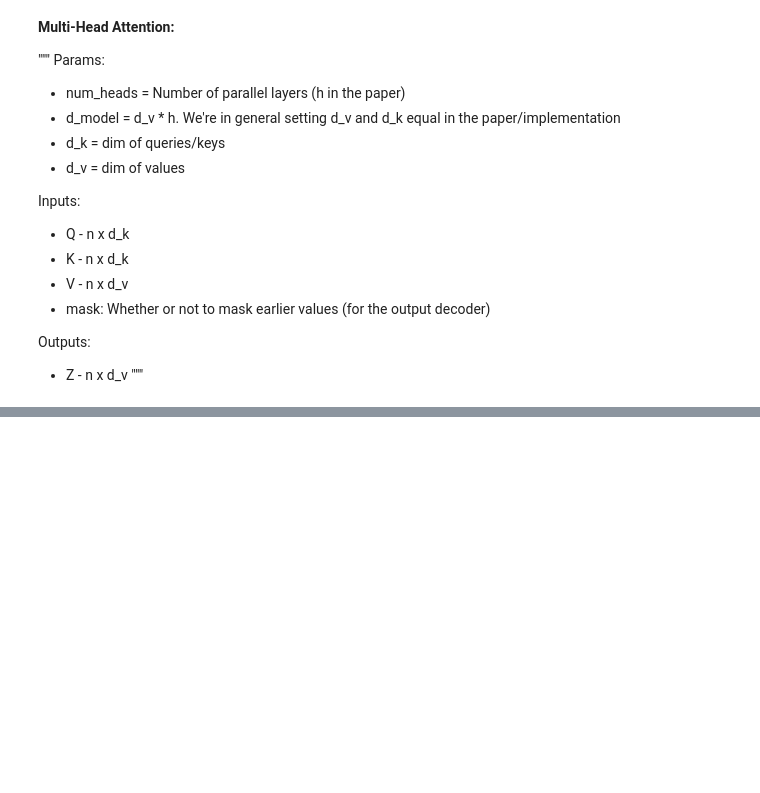
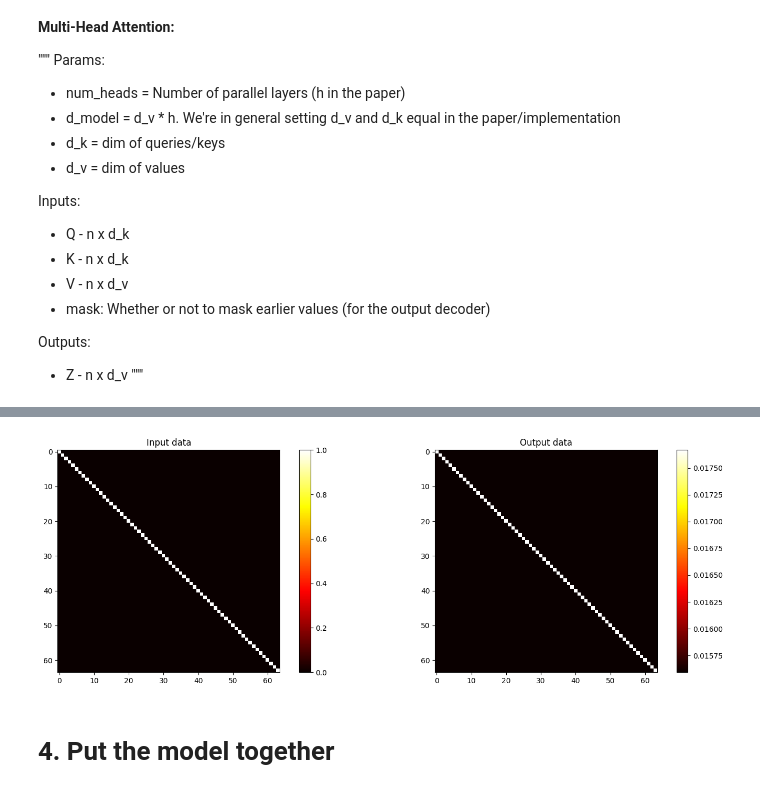
Before and after one commit to nkumarcc/tf-attention-is-all-you-need, a Jupyter notebook: Attention_is_All_You_Need_Take_2.ipynb, the cells around one changed output, grey strips where cells are left out. Cells and saved outputs as stored; diff of their text form; code cells hidden in the pictures; blank space fills up the shorter version.

```diff
--- a/Attention_is_All_You_Need_Take_2.ipynb
+++ b/Attention_is_All_You_Need_Take_2.ipynb
@@ -137,6 +102,7 @@ Outputs:
 - Z - n x d_v
 """
 # %%
+import pdb
 import torch
 import torch.nn as nn
 import torch.nn.functional as F
@@ -186,7 +152,7 @@ class ScaledDotProductAttention(nn.Module):
         super(ScaledDotProductAttention, self).__init__()
 
     def forward(self, Q, K, V, mask=False):
-        Z = torch.mm(Q, K.transpose(-2, -1)) / math.sqrt(K.size(-1))
+        Z = torch.matmul(Q, K.transpose(-2, -1)) / math.sqrt(K.size(-1))
         if mask:
           mask = torch.tril(torch.ones(Z.shape)).bool().to(Z.device)
           Z = Z.masked_fill(~mask, float('-inf'))
@@ -304,0 +328,8 @@ plt.show()
+# %%
+sdpa = ScaledDotProductAttention()
+
+Q_test = torch.eye(64)
+K_test = torch.eye(64)
+V_test = torch.eye(64)
+
+output_sdpa_test = sdpa(Q_test, K_test, V_test)
@@ -304,0 +350,19 @@ plt.show()
+# %%
+plt.figure(figsize=(15, 5))
+
+plt.subplot(1, 2, 1)
+plt.title('Input data')
+plt.imshow(Q_test, cmap='hot', interpolation='nearest')
+plt.colorbar()
+
+plt.subplot(1, 2, 2)
+plt.title('Output data')
+plt.imshow(output_sdpa_test, cmap='hot', interpolation='nearest')
+plt.colorbar()
+
+plt.tight_layout()
+plt.show()
+# %% [output]
+[figure, added]
+# %% [markdown]
+# 4. Put the model together
```
Also changed, not shown: parts of 23 cells of this notebook.
